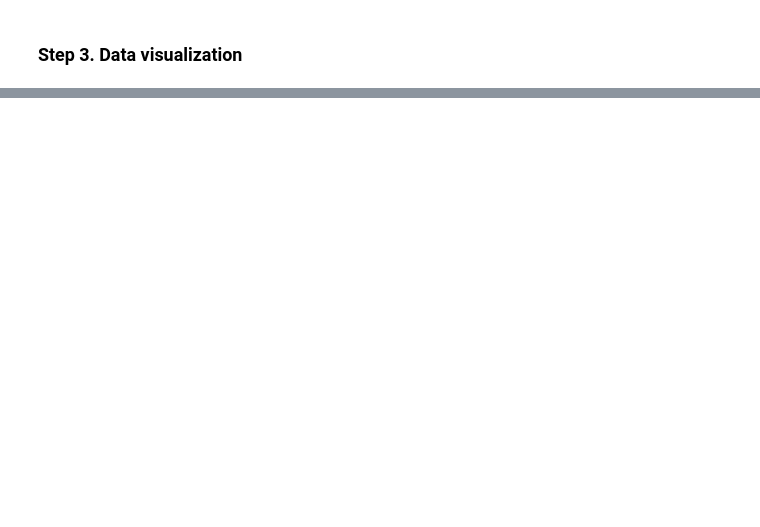
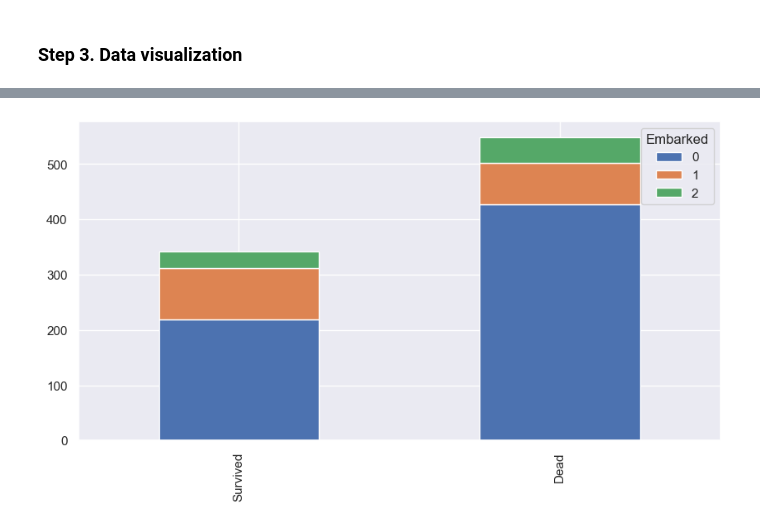
Before and after one commit to onacaioana/Titanic-Machine-Learning-from-Disaster, a Jupyter notebook: Titanic Survival Prediction Model.ipynb, the cells around one changed output, grey strips where cells are left out. Cells and saved outputs as stored; diff of their text form; code cells hidden in the pictures; blank space fills up the shorter version.

```diff
--- a/Titanic Survival Prediction Model.ipynb
+++ b/Titanic Survival Prediction Model.ipynb
@@ -124,0 +235,4 @@ test.head()
+# %%
+bar_chart('Embarked')
+# %% [output]
+[figure, added]
```
Also changed, not shown: parts of 21 cells of this notebook, 1 other file.
